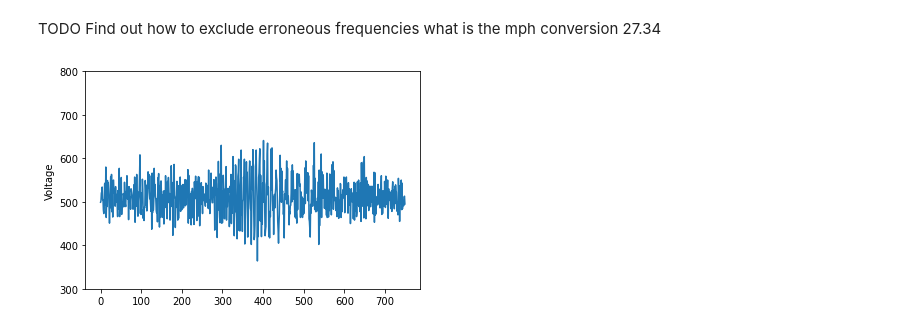
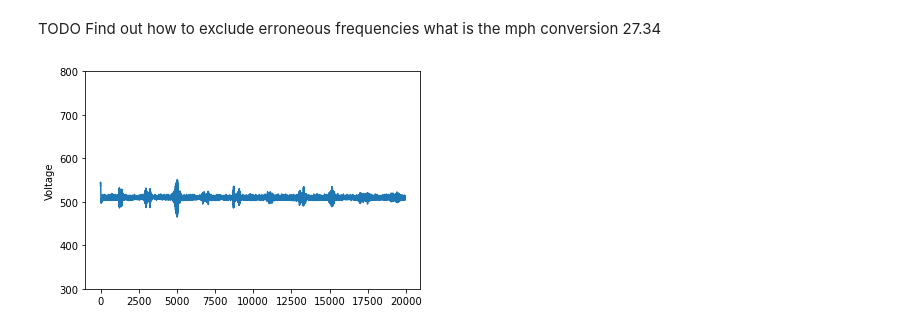
Before and after one commit to jackc7/radar, a Jupyter notebook: notebook.ipynb, the cells around one changed output. Cells and saved outputs as stored; diff of their text form; code cells hidden in the pictures.

```diff
--- a/notebook.ipynb
+++ b/notebook.ipynb
@@ -13,27 +13,25 @@ what is the mph conversion
 # %%
 # Read and process data
 with open("output.txt", 'r') as f:
     data = []
     for x, line in enumerate(f.readlines()):
         wl = line.strip()
         if len(wl) != 3:
             continue
         try:
             data.append(int(wl))
         except ValueError:
             pass
+
+data = data
+# data = data[18600:19100]
+
+plt.plot(data)
+plt.ylim(300, 800)
+plt.ylabel('Voltage')
+plt.show()
+# %% [output]
+[figure, added]
-# %%
-
-data = data[8750:9500]
-# data = data[3715:4715]
-# for i, x in enumerate(data):
-#     print(f"{i*100}\t{x}")
-plt.plot(data)
-plt.ylim(300, 800)
-plt.ylabel('Voltage')
-plt.show()
-# %% [output]
-[figure, removed]
 # %%
 SAMPLE_RATE = 2000
 
```
Also changed, not shown: parts of 2 cells of this notebook, 2 other files.
